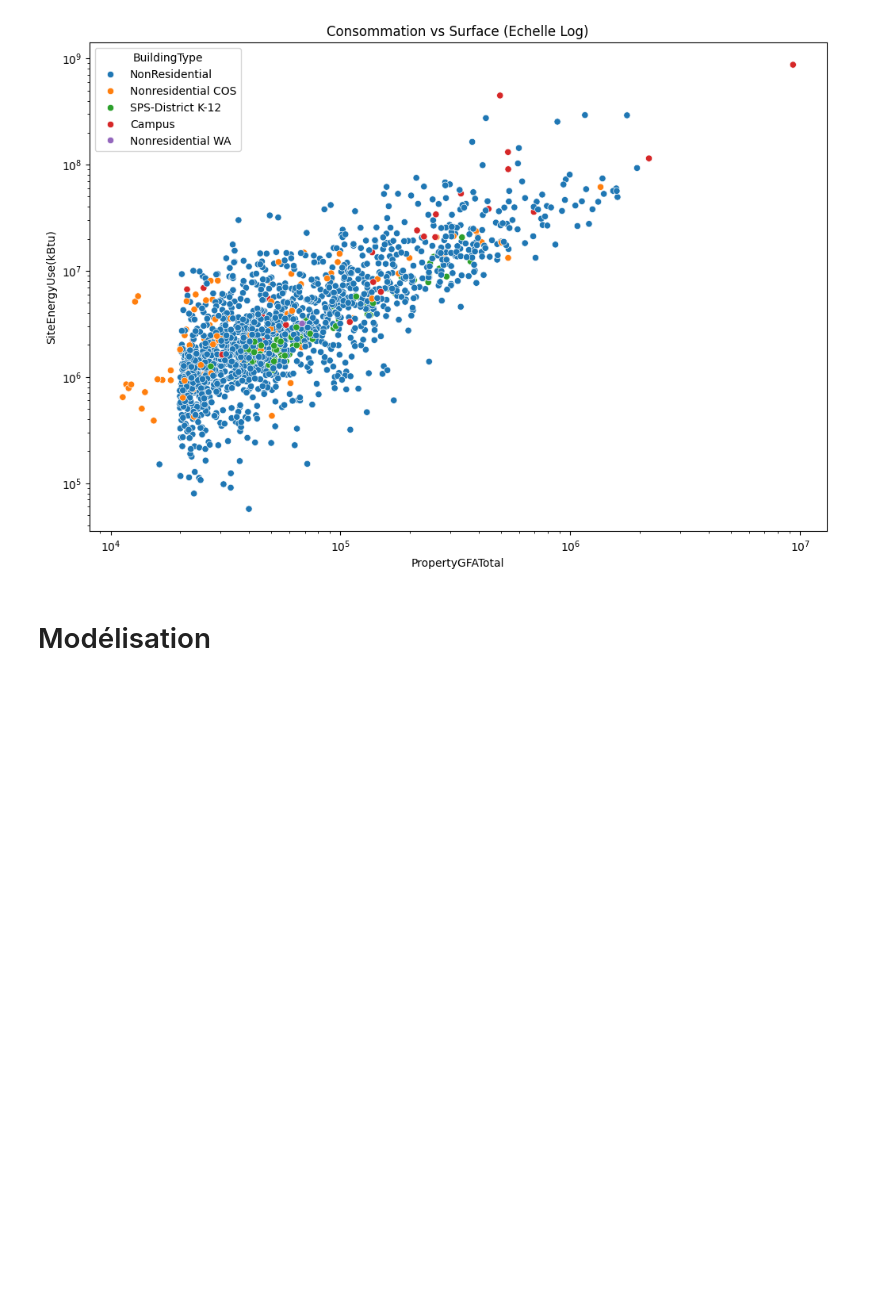
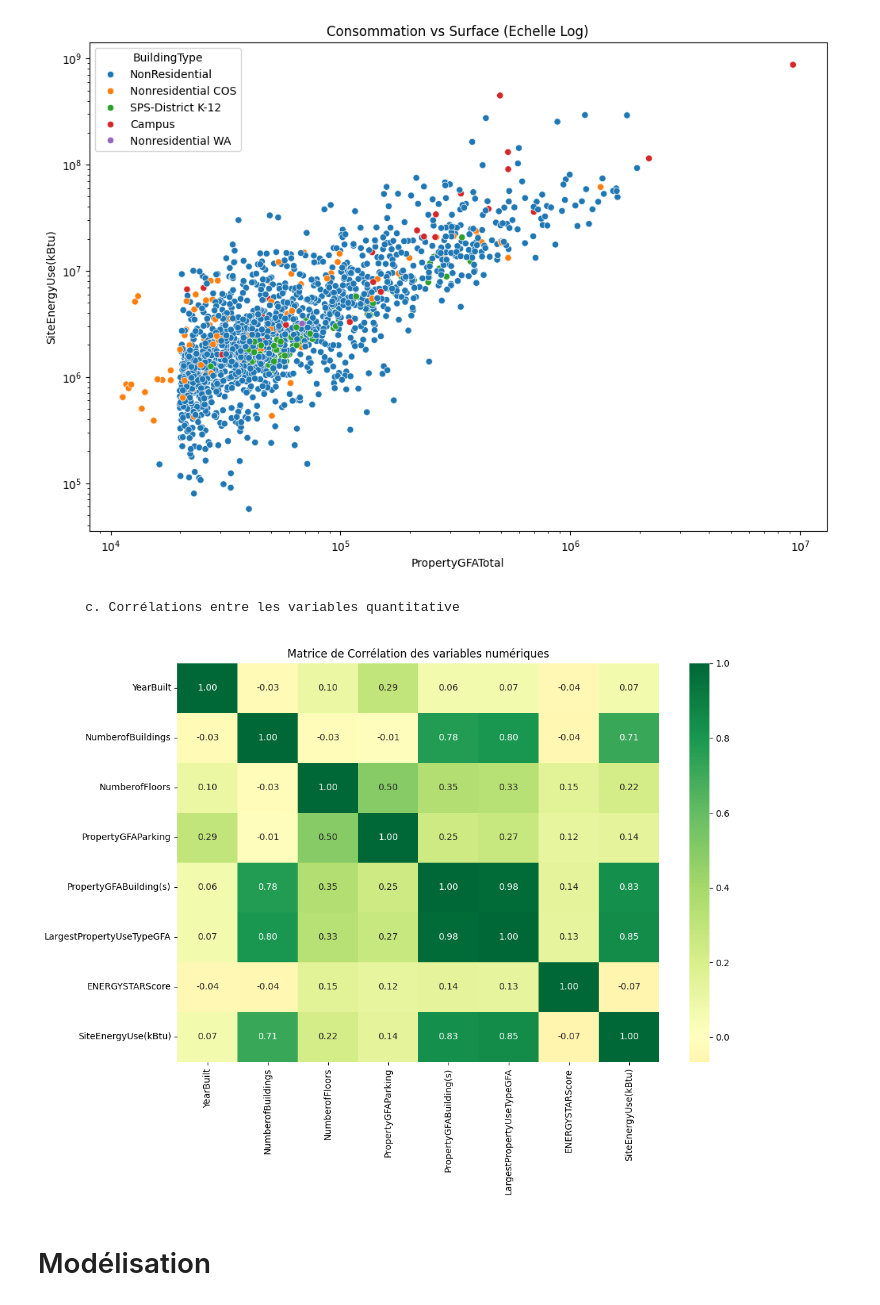
Before and after one commit to AxelFB1992/projet6, a Jupyter notebook: template_modelisation_supervisee.ipynb, the cells around one changed output. Saved outputs shown, nothing was run; the diff lists cells and outputs as text; code cells hidden in the pictures; blank space fills up the shorter version.

```diff
--- a/template_modelisation_supervisee.ipynb
+++ b/template_modelisation_supervisee.ipynb
@@ -736,6 +776,27 @@ plt.title('Consommation vs Surface (Echelle Log)')
 plt.show()
 # %% [output]
 [figure]
+# %% [markdown]
+        c. Corrélations entre les variables quantitative
+# %%
+# On ne garde que les colonnes numériques pour la corrélation
+cols_num = [
+    'YearBuilt', 'NumberofBuildings', 'NumberofFloors',
+    'PropertyGFAParking', 'PropertyGFABuilding(s)',
+    'LargestPropertyUseTypeGFA', 'ENERGYSTARScore',
+    'SiteEnergyUse(kBtu)'
+]
+
+# Calcul de la matrice de corrélation
+corr = filtered_12_building_consumption[cols_num].corr()
+
+# Affichage
+plt.figure(figsize=(12, 8))
+sns.heatmap(corr, annot=True, cmap='RdYlGn', fmt=".2f", center=0)
+plt.title('Matrice de Corrélation des variables numériques')
+plt.show()
+# %% [output]
+[figure, added]
 # %% [markdown]
 # Modélisation
 # %% [markdown]
```
Also changed, not shown: parts of 5 cells of this notebook.
